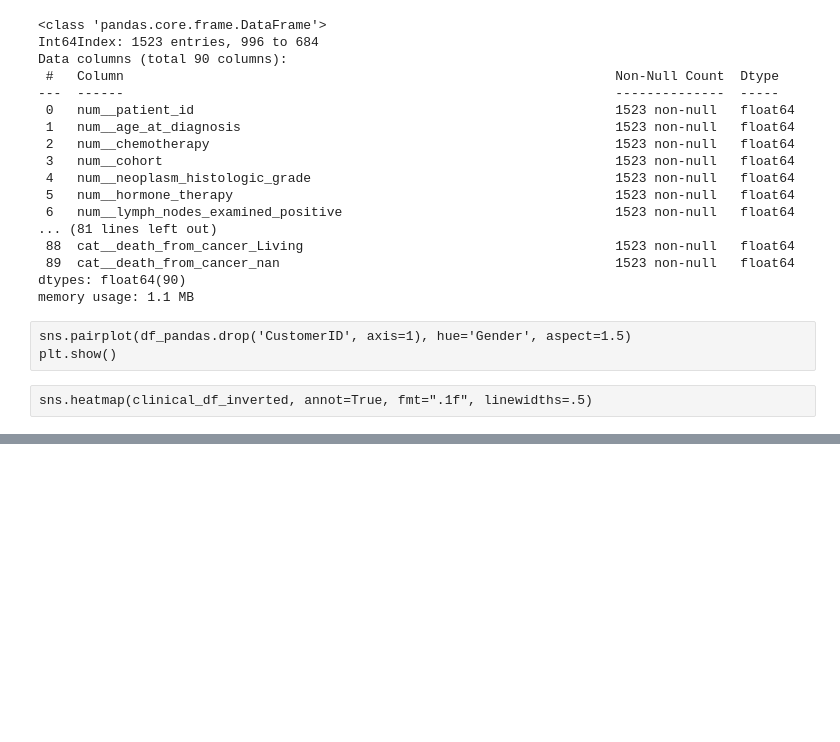
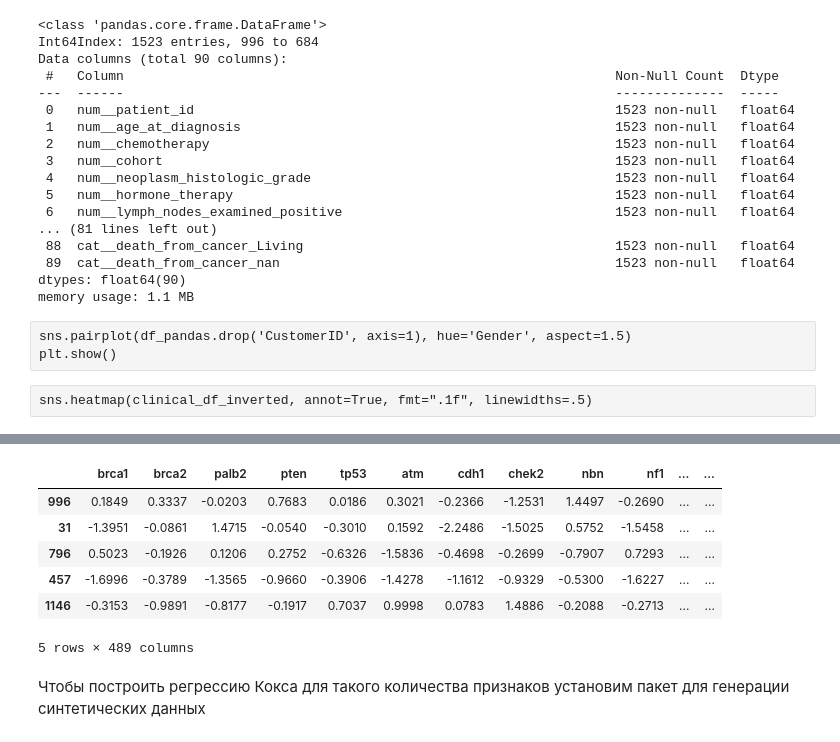
Before and after one commit to Stebunova/Metabric, a Jupyter notebook: Metabric.ipynb, the cells around one changed output, grey strips where cells are left out. Drawn from its saved outputs; the diff is of its cells as text; code cells hidden in the pictures; blank space fills up the shorter version.

```diff
--- a/Metabric.ipynb
+++ b/Metabric.ipynb
@@ -754,0 +871,12 @@ sns.heatmap(clinical_df_inverted, annot=True, fmt=".1f", linewidths=.5)
+# %%
+X_train.head(5)
+# %% [output]
+|  | brca1 | brca2 | palb2 | pten | tp53 | atm | cdh1 | chek2 | nbn | nf1 | ... | ... |
+| 996 | 0.1849 | 0.3337 | -0.0203 | 0.7683 | 0.0186 | 0.3021 | -0.2366 | -1.2531 | 1.4497 | -0.2690 | ... | ... |
+| 31 | -1.3951 | -0.0861 | 1.4715 | -0.0540 | -0.3010 | 0.1592 | -2.2486 | -1.5025 | 0.5752 | -1.5458 | ... | ... |
+| 796 | 0.5023 | -0.1926 | 0.1206 | 0.2752 | -0.6326 | -1.5836 | -0.4698 | -0.2699 | -0.7907 | 0.7293 | ... | ... |
+| 457 | -1.6996 | -0.3789 | -1.3565 | -0.9660 | -0.3906 | -1.4278 | -1.1612 | -0.9329 | -0.5300 | -1.6227 | ... | ... |
+| 1146 | -0.3153 | -0.9891 | -0.8177 | -0.1917 | 0.7037 | 0.9998 | 0.0783 | 1.4886 | -0.2088 | -0.2713 | ... | ... |
+5 rows × 489 columns
+# %% [markdown]
+Чтобы построить регрессию Кокса для такого количества признаков установим пакет для генерации синтетических данных
```
Also changed, not shown: parts of 31 cells of this notebook.
